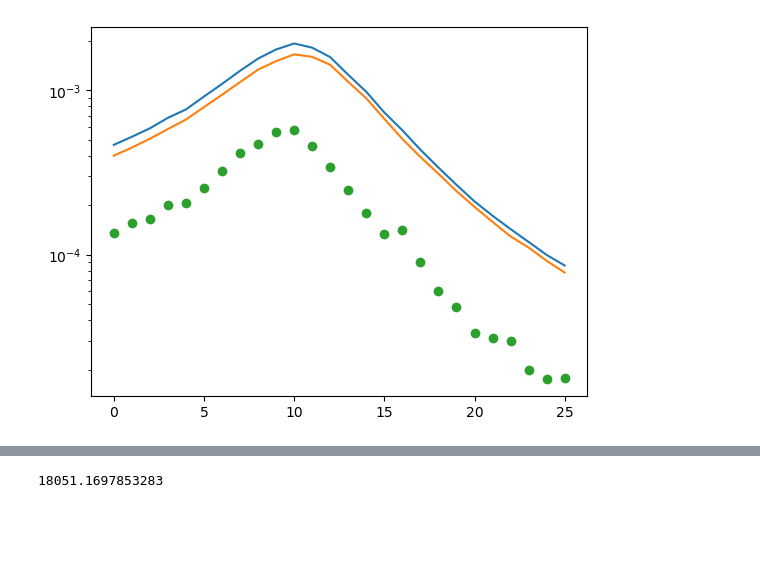
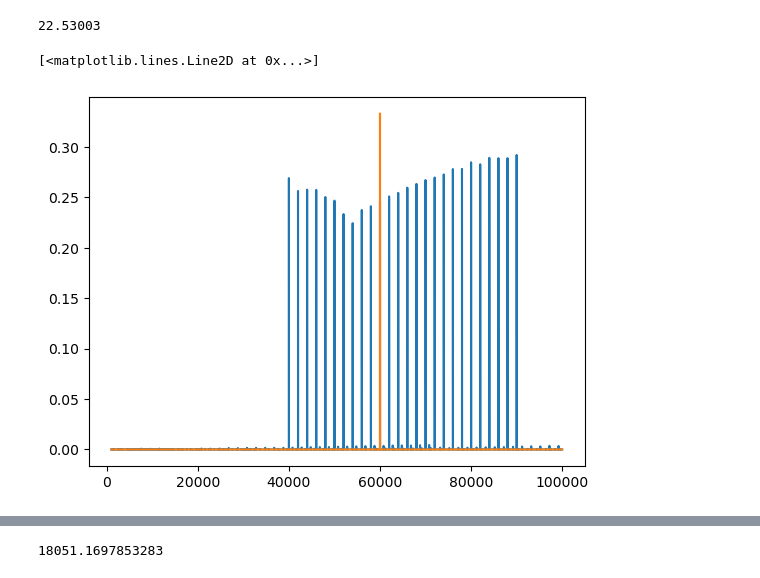
Before and after one commit to tompenny/SIMPLE_MASTQG_diamond, a Jupyter notebook: Particle Mass.ipynb, the cells around one changed output, grey strips where cells are left out. Cells and saved outputs as stored; diff of their text form; code cells hidden in the pictures; blank space fills up the shorter version.

```diff
--- a/Particle Mass.ipynb
+++ b/Particle Mass.ipynb
@@ -128,7 +116,16 @@ areas_tf = np.array(areas_tf)
-# %%
-plt.plot(areas_resp)
-plt.plot(areas_tf)
-plt.plot((areas_resp-areas_tf)/areas_fc, 'o')
-plt.yscale('log')
-# %% [output]
-[figure, removed]
+# %%
+len(tt_fc)/fs_fc
+# %% [output]
+22.53003
+# %%
+PSD_sin = scisig.welch(np.sin(2*np.pi*60000*np.linspace(0, len(tt_fc)/fs_fc, len(tt_fc))), fs = fs_fc, nperseg = int(nps_frac*fs_fc))
+# %%
+
+lb = int(nps_frac*1000)
+ub = int(nps_frac*100000)
+plt.figure()
+plt.plot(PSD_drive_fc[0][lb:ub], PSD_drive_fc[1][lb:ub])
+plt.plot(PSD_sin[0][lb:ub], PSD_sin[1][lb:ub])
+# %% [output]
+[<matplotlib.lines.Line2D at 0x...>]
+[figure, added]
```
Also changed, not shown: parts of 33 cells of this notebook.
